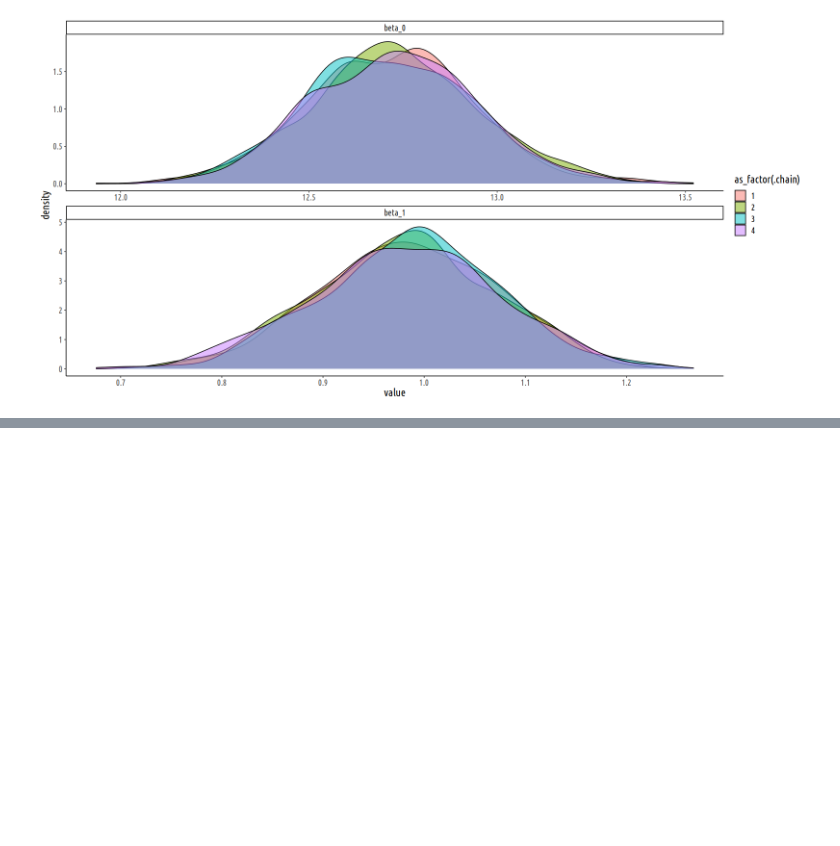
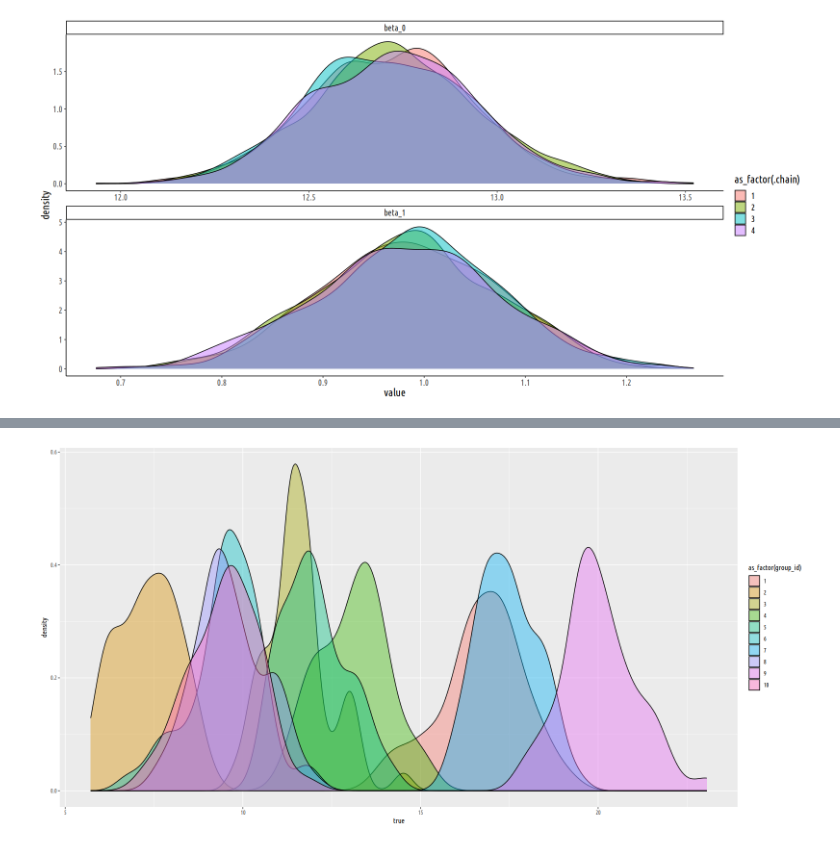
Before and after one commit to cjc77/bayesian-analysis-projects, a Jupyter notebook: notebooks_pooling_explore/sim_full_pooling.ipynb, the cells around one changed output, grey strips where cells are left out. Saved outputs shown, nothing was run; the diff lists cells and outputs as text; code cells hidden in the pictures; blank space fills up the shorter version.

```diff
--- a/notebooks_pooling_explore/sim_full_pooling.ipynb
+++ b/notebooks_pooling_explore/sim_full_pooling.ipynb
@@ -104,6 +112,6 @@ tidy_draws_long_df <- tidy_draws_df %>%
 # %%
 fit_summary <- summary(fit)
 # %%
-fit_summary$summary %>%
+fit_summary_df <- fit_summary$summary %>%
     as_tibble(rownames="param") %>%
     filter(param %in% c("beta_0", "beta_1"))
@@ -148,0 +167,4 @@ plt
+# %%
+fit_params_df <- fit_summary_df %>%
+    transmute(param, est_mean = mean, est_025 = `2.5%`, est_975 = `97.5%`) %>%
+    mutate(param = str_replace(param, "beta_0", "beta_0_"))
@@ -148,0 +179,18 @@ plt
+# %%
+est_vs_true_df <- data_df %>%
+    distinct(
+        indiv_id,
+        group_id,
+        group_effect,
+        indiv_effect,
+    ) %>%
+    transmute(
+        indiv_id,
+        group_id,
+        beta_1,
+        beta_0_ = beta_0 + group_effect + indiv_effect
+    ) %>%
+    pivot_longer(!c(indiv_id, group_id), names_to = "param", values_to = "true") %>%
+    inner_join(fit_params_df, by = "param")
+    # group_by(param) %>%
+    # summarize(rmse = sqrt(mean((true-est)^2)))
@@ -148,0 +210,8 @@ plt
+# %%
+est_vs_true_df %>%
+    filter(param == "beta_0_") %>%
+    ggplot() +
+    geom_density(aes(x = true, fill = as_factor(group_id), group = as_factor(group_id)), alpha = 0.4)
+    # geom_vline(xintercept = )
+# %% [output]
+[figure, added]
```
Also changed, not shown: parts of 11 cells of this notebook, 2 other files.
